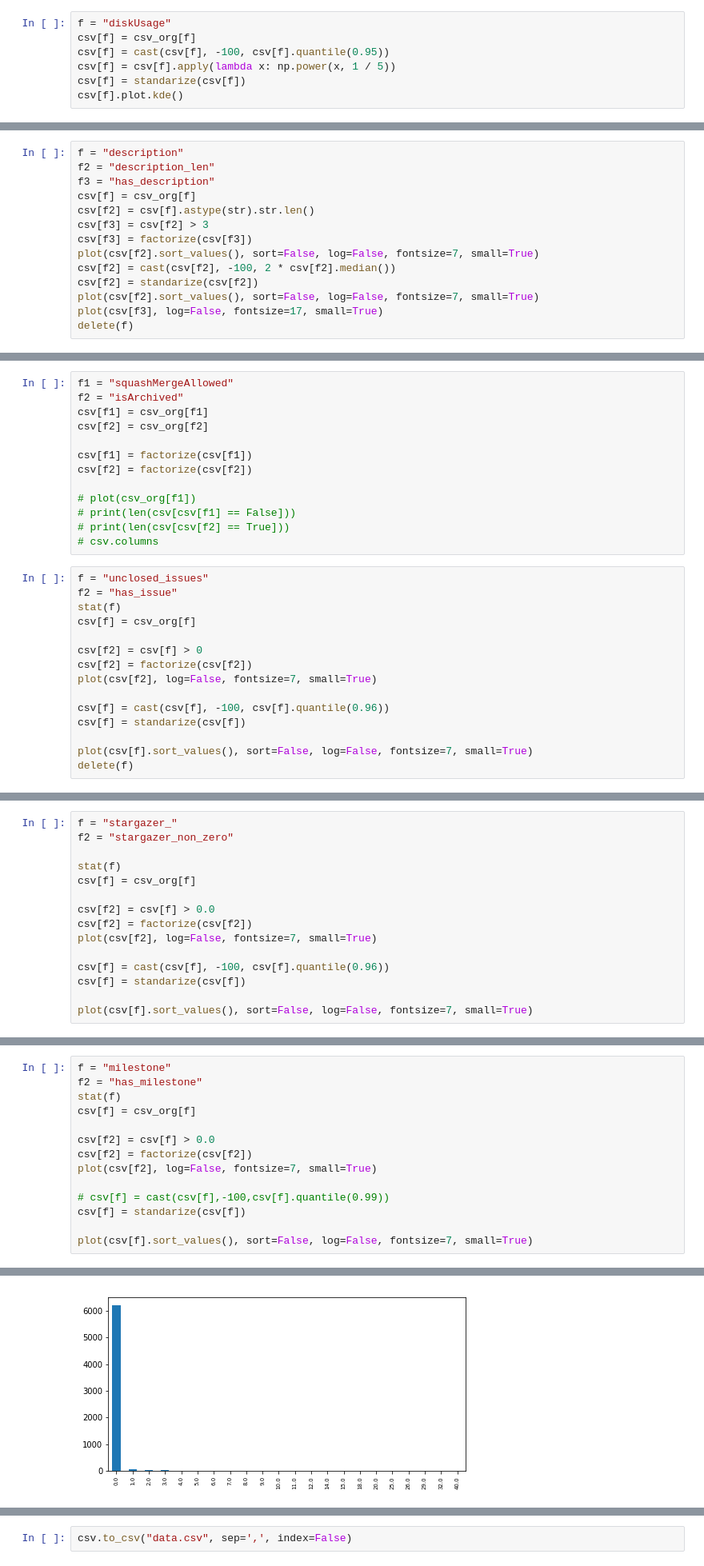
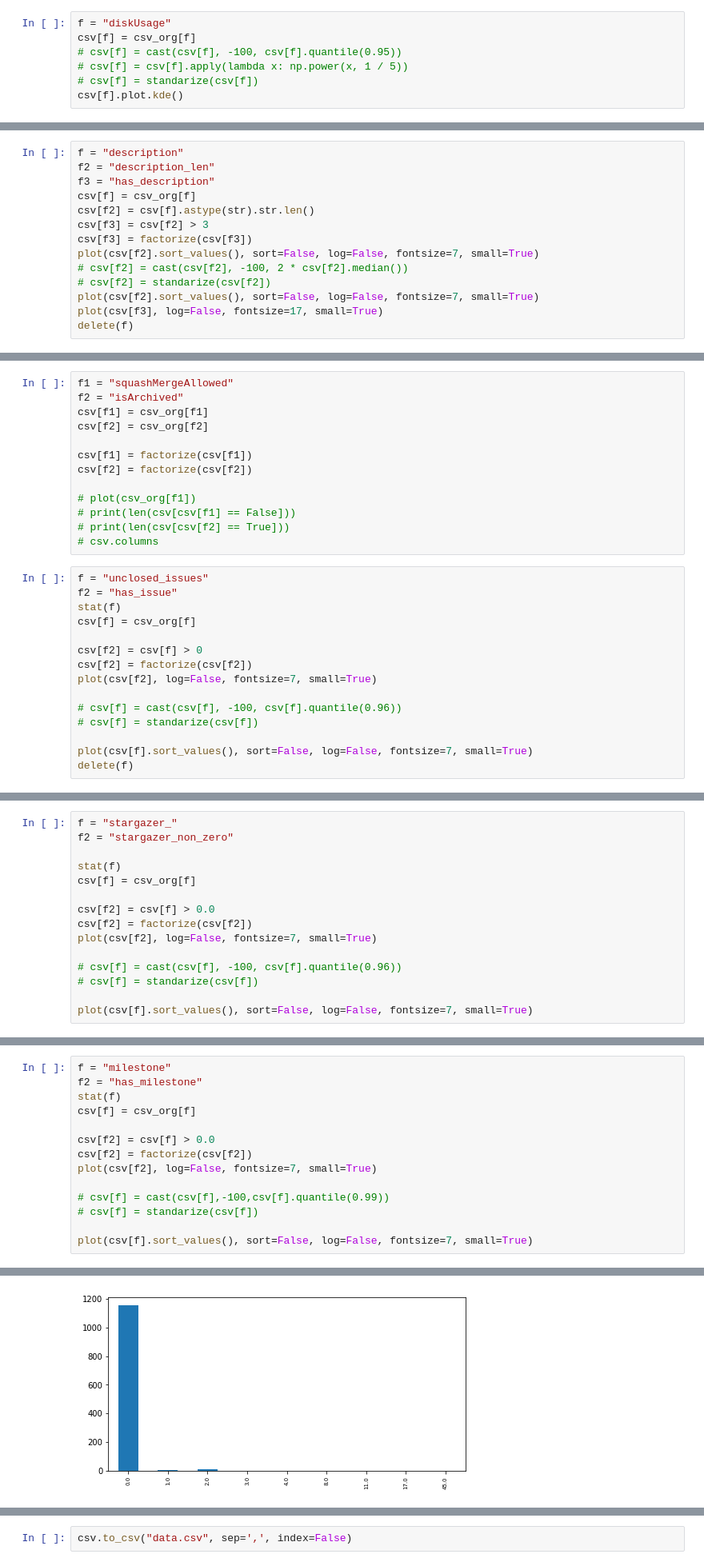
Before and after one commit to SaxMan96/GitHub-API-BigData, a Jupyter notebook: data_extraction.ipynb, the cells around one changed output, grey strips where cells are left out. Shown: that part at 80% size. Cells and saved outputs as stored; diff of their text form.

```diff
--- a/data_extraction.ipynb
+++ b/data_extraction.ipynb
@@ -310,9 +317,9 @@ for f in to_delete:
 # %%
 f = "diskUsage"
 csv[f] = csv_org[f]
-csv[f] = cast(csv[f], -100, csv[f].quantile(0.95))
-csv[f] = csv[f].apply(lambda x: np.power(x, 1 / 5))
-csv[f] = standarize(csv[f])
+# csv[f] = cast(csv[f], -100, csv[f].quantile(0.95))
+# csv[f] = csv[f].apply(lambda x: np.power(x, 1 / 5))
+# csv[f] = standarize(csv[f])
 csv[f].plot.kde()
 # %% [output]
 <matplotlib.axes._subplots.AxesSubplot at 0x...>
@@ -326,8 +333,8 @@ csv[f2] = csv[f].astype(str).str.len()
 csv[f3] = csv[f2] > 3
 csv[f3] = factorize(csv[f3])
 plot(csv[f2].sort_values(), sort=False, log=False, fontsize=7, small=True)
-csv[f2] = cast(csv[f2], -100, 2 * csv[f2].median())
-csv[f2] = standarize(csv[f2])
+# csv[f2] = cast(csv[f2], -100, 2 * csv[f2].median())
+# csv[f2] = standarize(csv[f2])
 plot(csv[f2].sort_values(), sort=False, log=False, fontsize=7, small=True)
 plot(csv[f3], log=False, fontsize=17, small=True)
 delete(f)
@@ -358,8 +365,8 @@ csv[f2] = csv[f] > 0
 csv[f2] = factorize(csv[f2])
 plot(csv[f2], log=False, fontsize=7, small=True)
 
-csv[f] = cast(csv[f], -100, csv[f].quantile(0.96))
-csv[f] = standarize(csv[f])
+# csv[f] = cast(csv[f], -100, csv[f].quantile(0.96))
+# csv[f] = standarize(csv[f])
 
 plot(csv[f].sort_values(), sort=False, log=False, fontsize=7, small=True)
 delete(f)
@@ -383,8 +390,8 @@ csv[f2] = csv[f] > 0.0
 csv[f2] = factorize(csv[f2])
 plot(csv[f2], log=False, fontsize=7, small=True)
 
-csv[f] = cast(csv[f], -100, csv[f].quantile(0.96))
-csv[f] = standarize(csv[f])
+# csv[f] = cast(csv[f], -100, csv[f].quantile(0.96))
+# csv[f] = standarize(csv[f])
 
 plot(csv[f].sort_values(), sort=False, log=False, fontsize=7, small=True)
 # %% [output]
@@ -407,7 +414,7 @@ csv[f2] = factorize(csv[f2])
 plot(csv[f2], log=False, fontsize=7, small=True)
 
 # csv[f] = cast(csv[f],-100,csv[f].quantile(0.99))
-csv[f] = standarize(csv[f])
+# csv[f] = standarize(csv[f])
 
 plot(csv[f].sort_values(), sort=False, log=False, fontsize=7, small=True)
 # %% [output]
@@ -421,4 +428,4 @@ vals per class: 290.32
-[figure, old version]
+[figure, new version]
 # %%
 csv.columns
 # %% [output]
```
Also changed, not shown: parts of 21 cells of this notebook, 3 other files.
